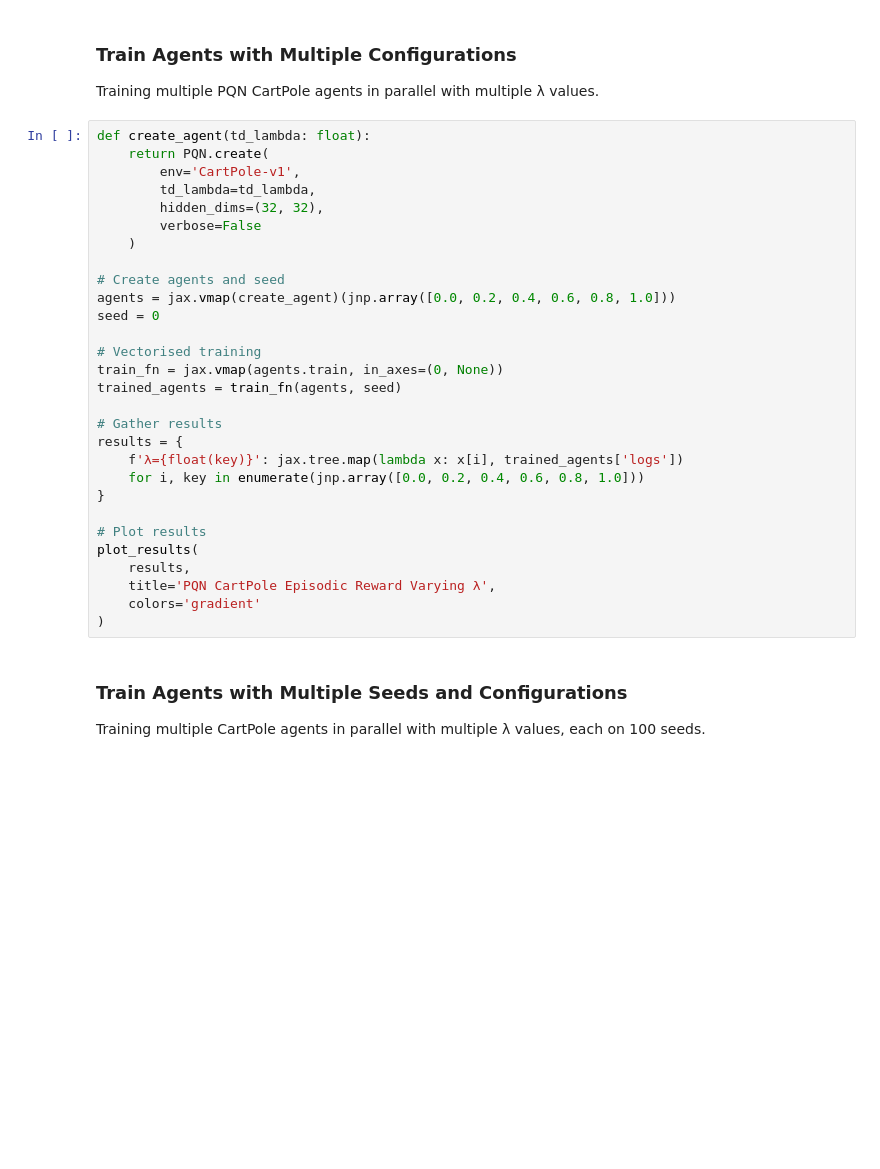
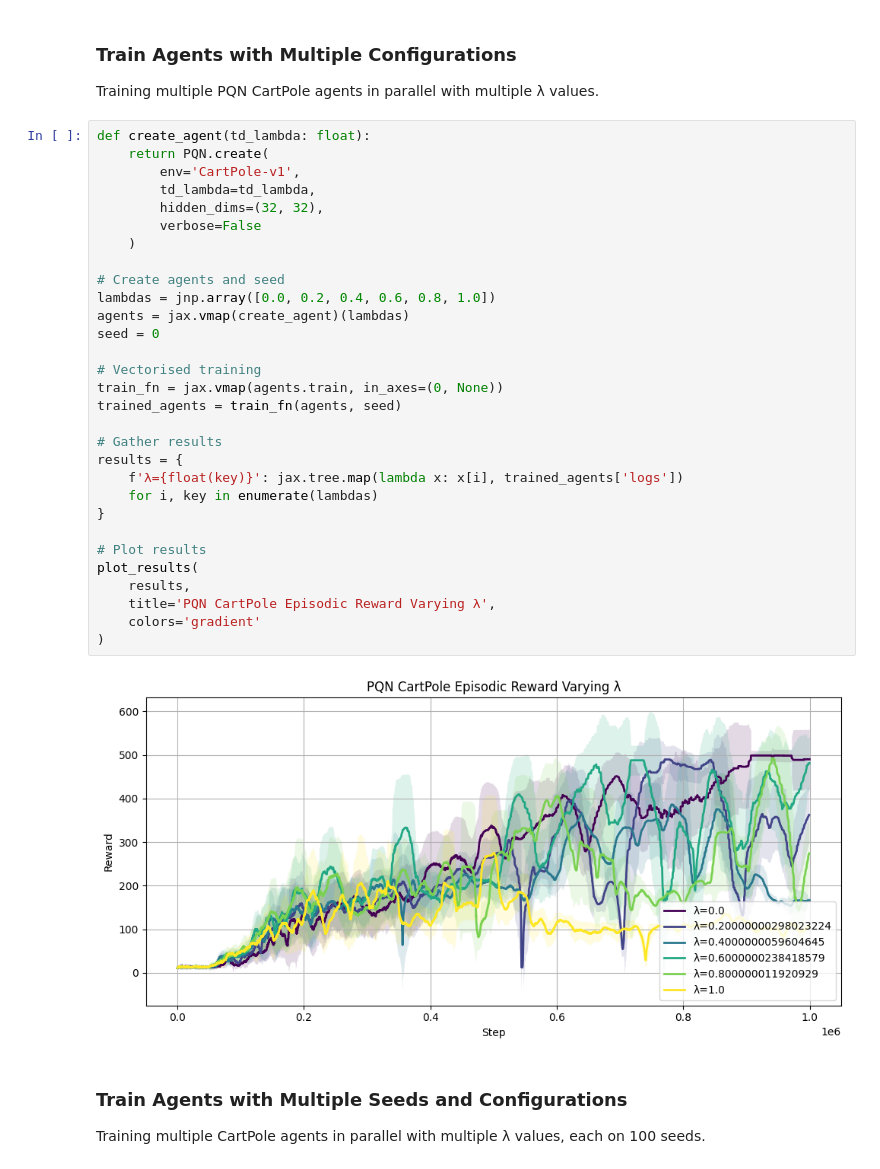
Before and after one commit to Auxeno/lotus, a Jupyter notebook: notebooks/lotus_demo.ipynb, the cells around one changed output. Cells and saved outputs as stored; diff of their text form; blank space fills up the shorter version.

```diff
--- a/notebooks/lotus_demo.ipynb
+++ b/notebooks/lotus_demo.ipynb
@@ -67,32 +101,35 @@ Training multiple PQN CartPole agents in parallel with multiple λ values.
 # %%
 def create_agent(td_lambda: float):
     return PQN.create(
         env='CartPole-v1',
         td_lambda=td_lambda,
         hidden_dims=(32, 32),
         verbose=False
     )
 
 # Create agents and seed
-agents = jax.vmap(create_agent)(jnp.array([0.0, 0.2, 0.4, 0.6, 0.8, 1.0]))
+lambdas = jnp.array([0.0, 0.2, 0.4, 0.6, 0.8, 1.0])
+agents = jax.vmap(create_agent)(lambdas)
 seed = 0
 
 # Vectorised training
 train_fn = jax.vmap(agents.train, in_axes=(0, None))
 trained_agents = train_fn(agents, seed)
 
 # Gather results
 results = {
     f'λ={float(key)}': jax.tree.map(lambda x: x[i], trained_agents['logs'])
-    for i, key in enumerate(jnp.array([0.0, 0.2, 0.4, 0.6, 0.8, 1.0]))
+    for i, key in enumerate(lambdas)
 }
 
 # Plot results
 plot_results(
     results,
     title='PQN CartPole Episodic Reward Varying λ',
     colors='gradient'
 )
+# %% [output]
+[figure, added]
 # %% [markdown]
 ### Train Agents with Multiple Seeds and Configurations
 
```
Also changed, not shown: parts of 6 cells of this notebook.
